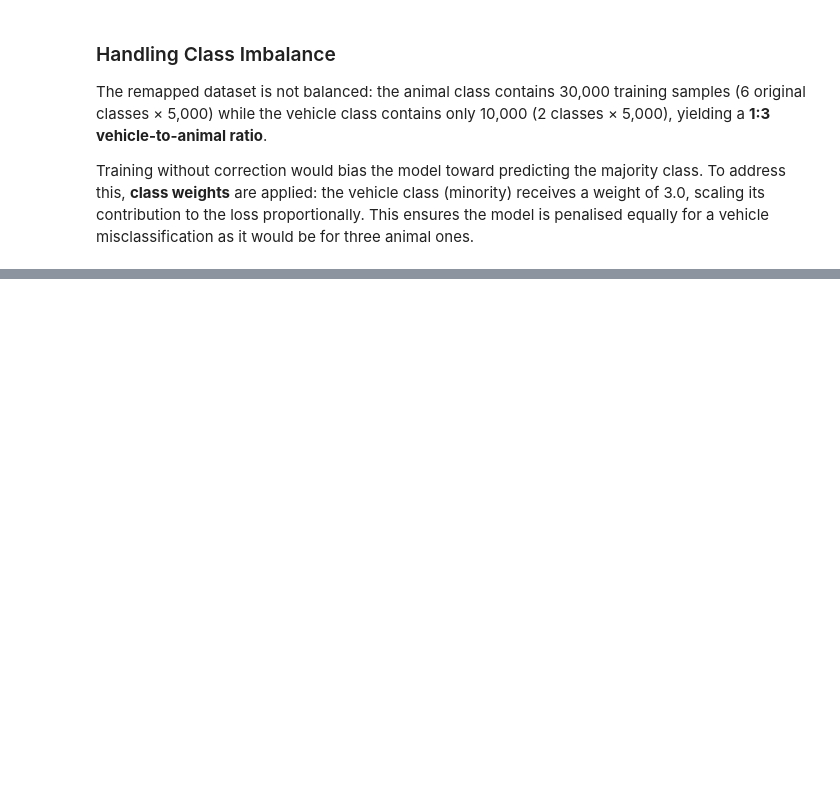
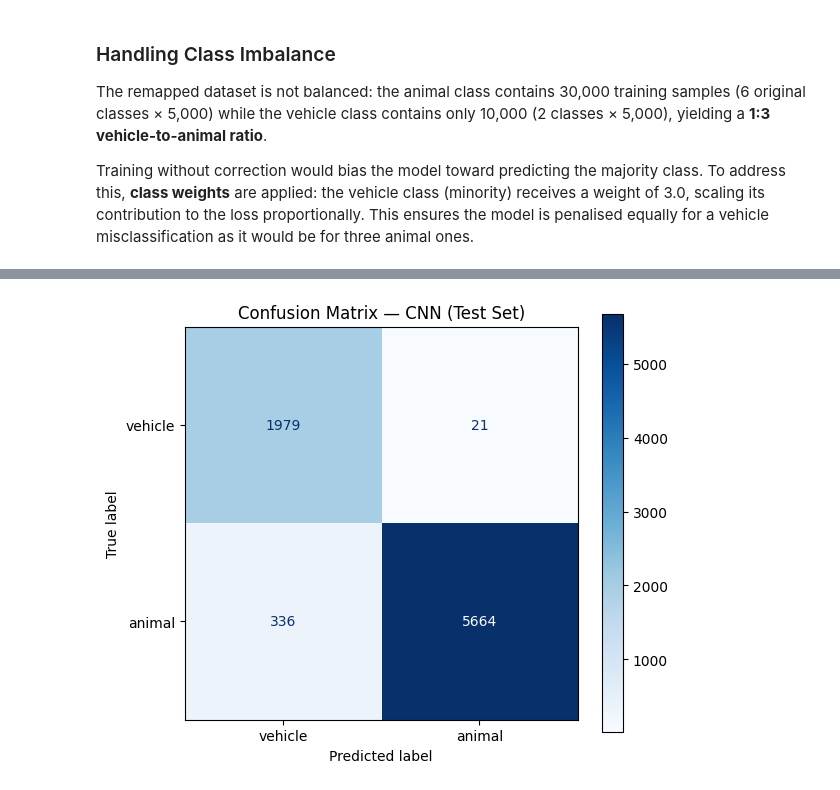
Before and after one commit to antoniop-dev/machine-learning-lab, a Jupyter notebook: Projects/VisionTech_Solution/VisionTech.ipynb, the cells around one changed output, grey strips where cells are left out. Cells and saved outputs as stored; diff of their text form; code cells hidden in the pictures; blank space fills up the shorter version.

```diff
--- a/Projects/VisionTech_Solution/VisionTech.ipynb
+++ b/Projects/VisionTech_Solution/VisionTech.ipynb
@@ -265,0 +278,5 @@ cnn.evaluate(X_test, y_test)
+# %%
+y_pred_prob = cnn.predict(X_test).flatten()
+y_pred      = (y_pred_prob >= 0.5).astype(int)
+
+print(classification_report(y_test, y_pred, target_names=class_names))
@@ -265,0 +328,13 @@ cnn.evaluate(X_test, y_test)
+# %%
+fig, ax = plt.subplots(figsize=(6, 5))
+ConfusionMatrixDisplay.from_predictions(
+    y_test, y_pred,
+    display_labels=class_names,
+    cmap='Blues',
+    ax=ax,
+)
+ax.set_title('Confusion Matrix — CNN (Test Set)')
+plt.tight_layout()
+plt.show()
+# %% [output]
+[figure, added]
```
Also changed, not shown: parts of 27 cells of this notebook, 1 other file.
